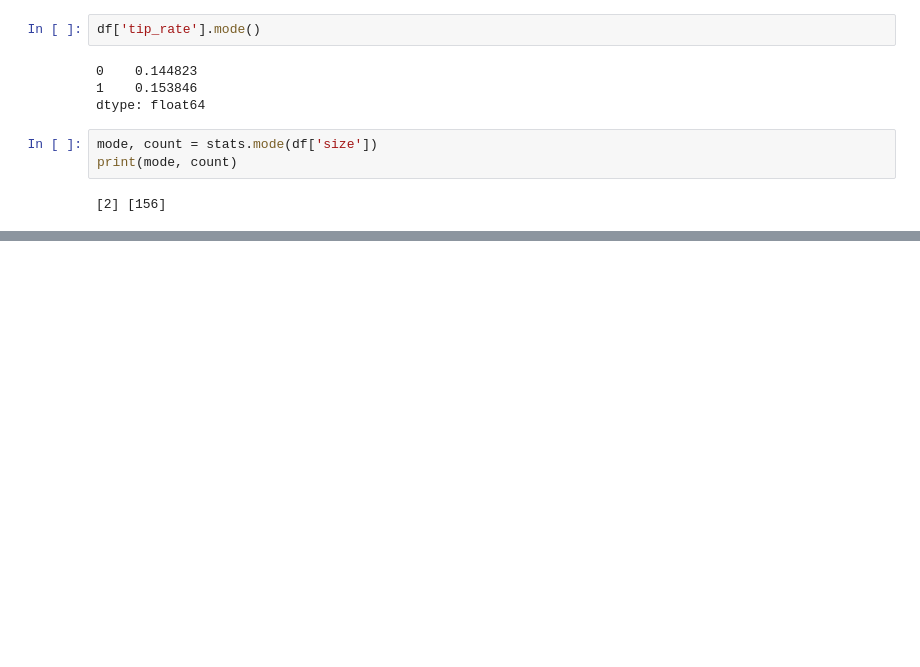
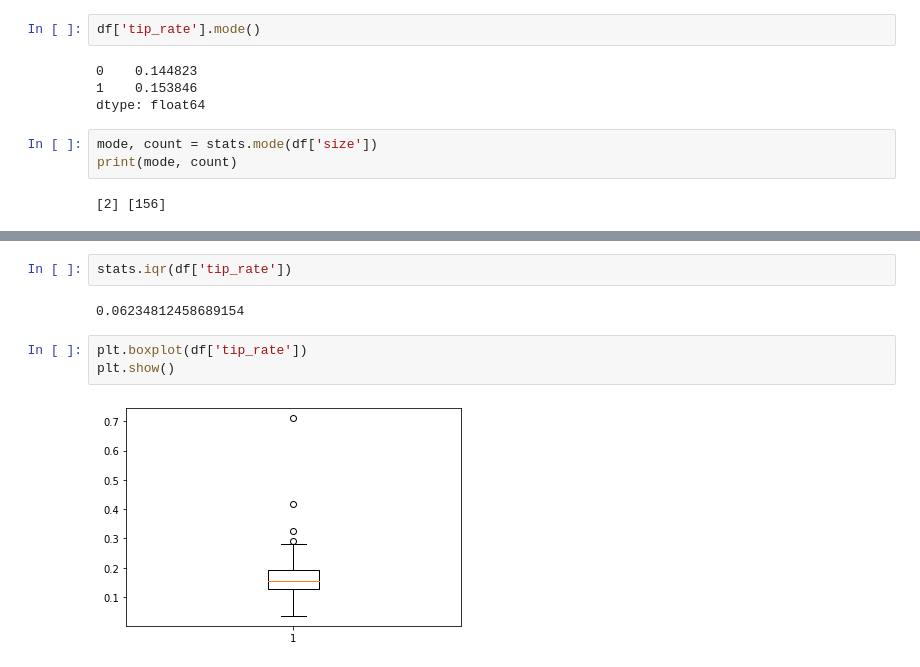
Before and after one commit to Ito-01-20/statistics_practice, a Jupyter notebook: statistics.ipynb, the cells around one changed output, grey strips where cells are left out. Cells and saved outputs as stored; diff of their text form; blank space fills up the shorter version.

```diff
--- a/statistics.ipynb
+++ b/statistics.ipynb
@@ -142,0 +178,9 @@ print(mode, count)
+# %%
+stats.iqr(df['tip_rate'])
+# %% [output]
+0.06234812458689154
+# %%
+plt.boxplot(df['tip_rate'])
+plt.show()
+# %% [output]
+[figure, added]
```
Also changed, not shown: parts of 15 cells of this notebook.
